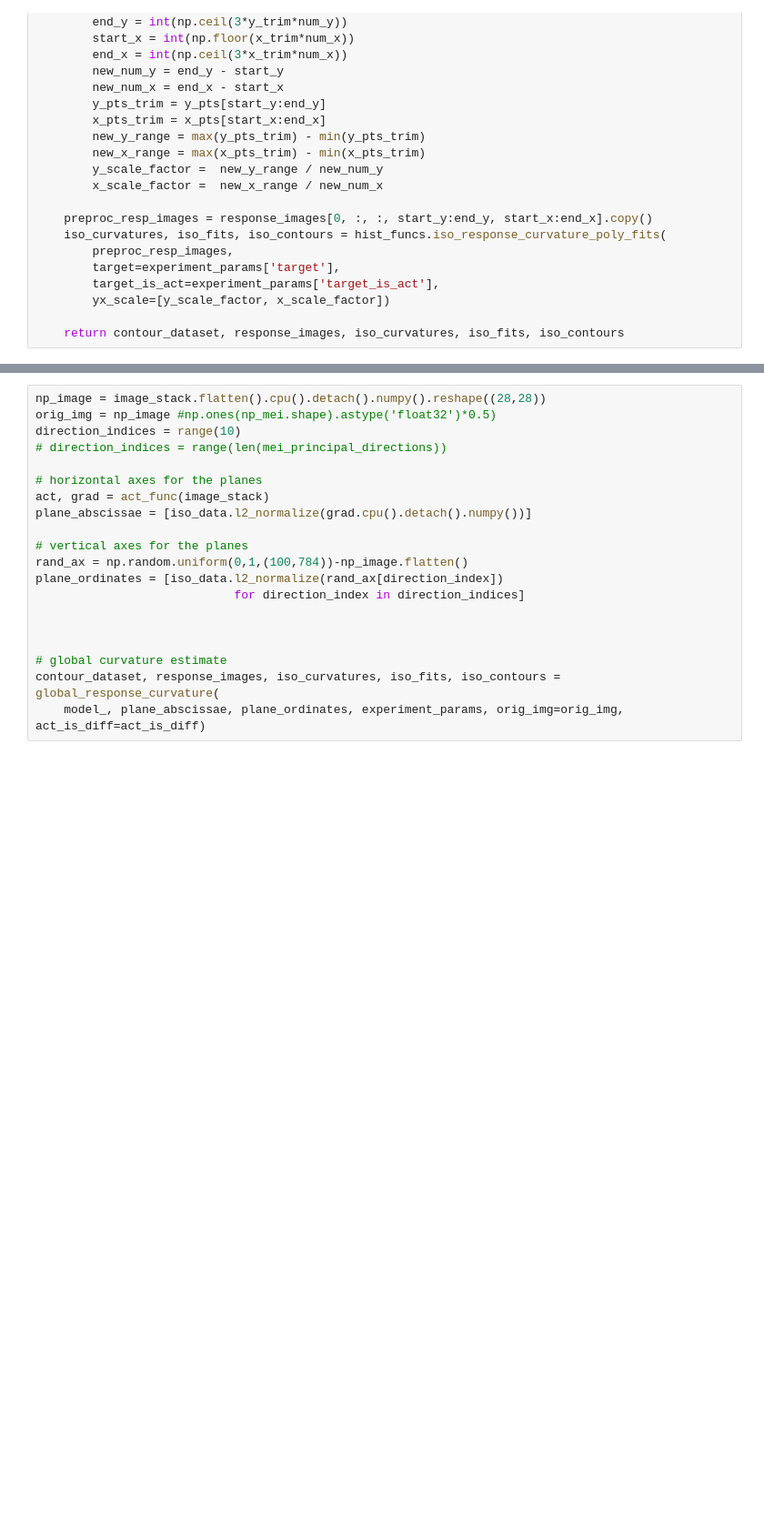
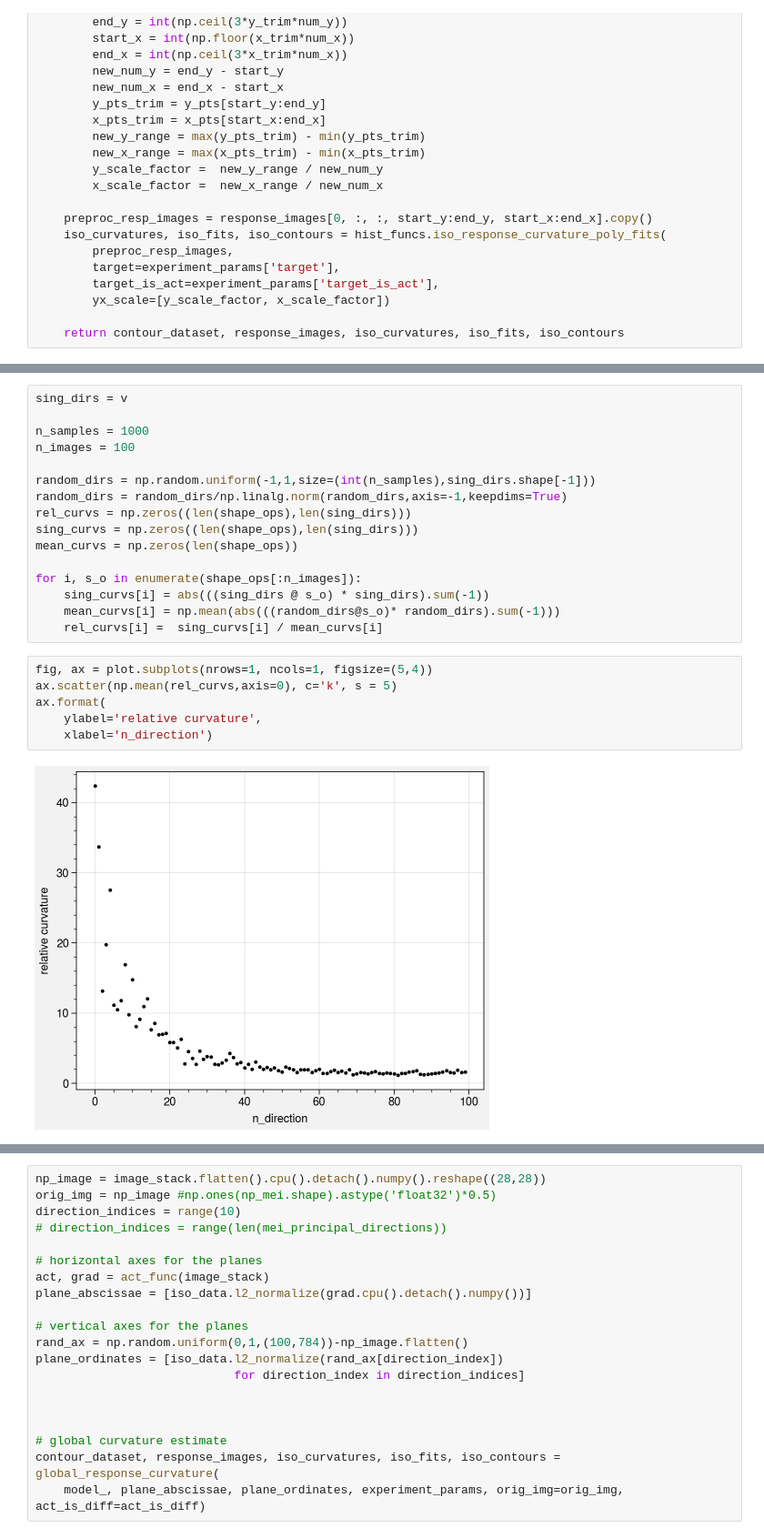
Before and after one commit to david-schu/TheGeometryOfAdversarialSubspaces, a Jupyter notebook: Curvature/curvature_analysis.ipynb, the cells around one changed output, grey strips where cells are left out. Shown: that part at 91% size. Cells and saved outputs as stored; diff of their text form; blank space fills up the shorter version.

```diff
--- a/Curvature/curvature_analysis.ipynb
+++ b/Curvature/curvature_analysis.ipynb
@@ -215,0 +492,24 @@ def global_response_curvature(model, plane_abscissae, plane_ordinates, experimen
+# %%
+sing_dirs = v
+
+n_samples = 1000
+n_images = 100
+
+random_dirs = np.random.uniform(-1,1,size=(int(n_samples),sing_dirs.shape[-1]))
+random_dirs = random_dirs/np.linalg.norm(random_dirs,axis=-1,keepdims=True)
+rel_curvs = np.zeros((len(shape_ops),len(sing_dirs)))
+sing_curvs = np.zeros((len(shape_ops),len(sing_dirs)))
+mean_curvs = np.zeros(len(shape_ops))
+
+for i, s_o in enumerate(shape_ops[:n_images]):
+    sing_curvs[i] = abs(((sing_dirs @ s_o) * sing_dirs).sum(-1))
+    mean_curvs[i] = np.mean(abs(((random_dirs@s_o)* random_dirs).sum(-1)))
+    rel_curvs[i] =  sing_curvs[i] / mean_curvs[i]
+# %%
+fig, ax = plot.subplots(nrows=1, ncols=1, figsize=(5,4))
+ax.scatter(np.mean(rel_curvs,axis=0), c='k', s = 5)
+ax.format(
+    ylabel='relative curvature',
+    xlabel='n_direction')
+# %% [output]
+[figure, added]
```
Also changed, not shown: parts of 27 cells of this notebook, 1 other file.
